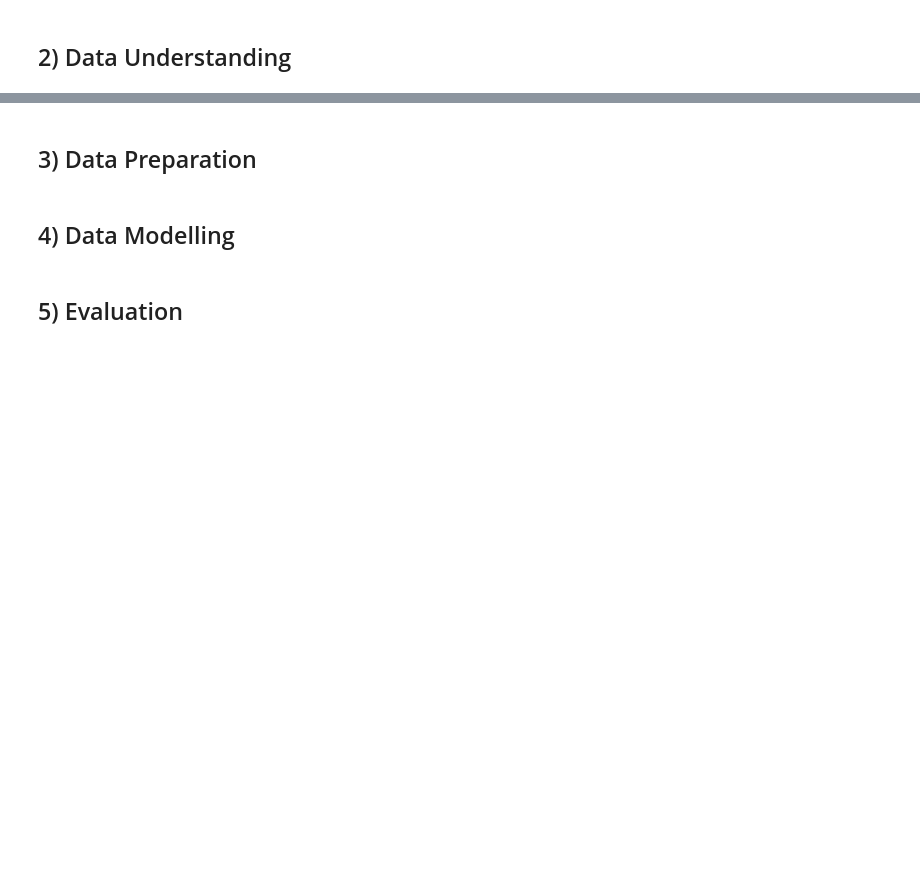
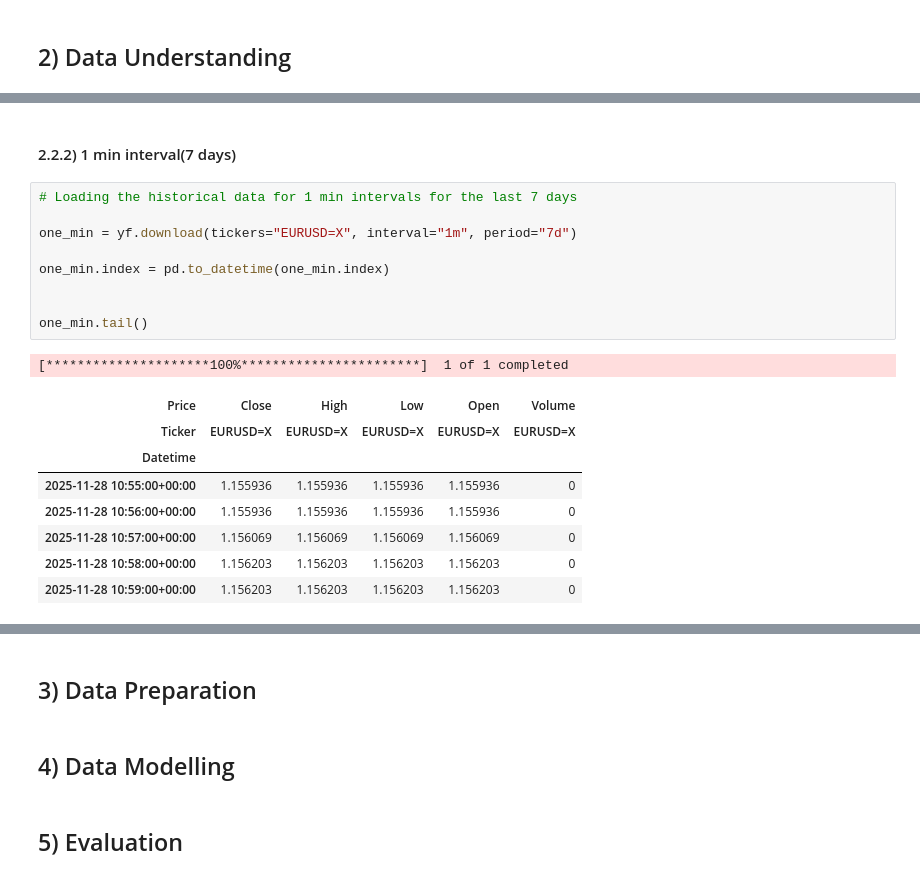
Before and after one commit to eugene-maina72/FX-trading-bot-EUR-USD, a Jupyter notebook: notebook.ipynb, the cells around one changed output, grey strips where cells are left out. Saved outputs shown, nothing was run; the diff lists cells and outputs as text; blank space fills up the shorter version.

```diff
--- a/notebook.ipynb
+++ b/notebook.ipynb
@@ -278,0 +351,21 @@ _These aren't opinions — they will be statistically proven in Data Understandi
+# %% [markdown]
+#### 2.2.2) 1 min interval(7 days)
+# %%
+# Loading the historical data for 1 min intervals for the last 7 days
+
+one_min = yf.download(tickers="EURUSD=X", interval="1m", period="7d")
+
+one_min.index = pd.to_datetime(one_min.index)
+
+
+one_min.tail()
+# %% [output]
+[*********************100%***********************]  1 of 1 completed
+| Price | Close | High | Low | Open | Volume |
+| Ticker | EURUSD=X | EURUSD=X | EURUSD=X | EURUSD=X | EURUSD=X |
+| Datetime |  |  |  |  |  |
+| 2025-11-28 10:55:00+00:00 | 1.155936 | 1.155936 | 1.155936 | 1.155936 | 0 |
+| 2025-11-28 10:56:00+00:00 | 1.155936 | 1.155936 | 1.155936 | 1.155936 | 0 |
+| 2025-11-28 10:57:00+00:00 | 1.156069 | 1.156069 | 1.156069 | 1.156069 | 0 |
+| 2025-11-28 10:58:00+00:00 | 1.156203 | 1.156203 | 1.156203 | 1.156203 | 0 |
+| 2025-11-28 10:59:00+00:00 | 1.156203 | 1.156203 | 1.156203 | 1.156203 | 0 |
```
Also changed, not shown: parts of 23 cells of this notebook, 3 other files.
